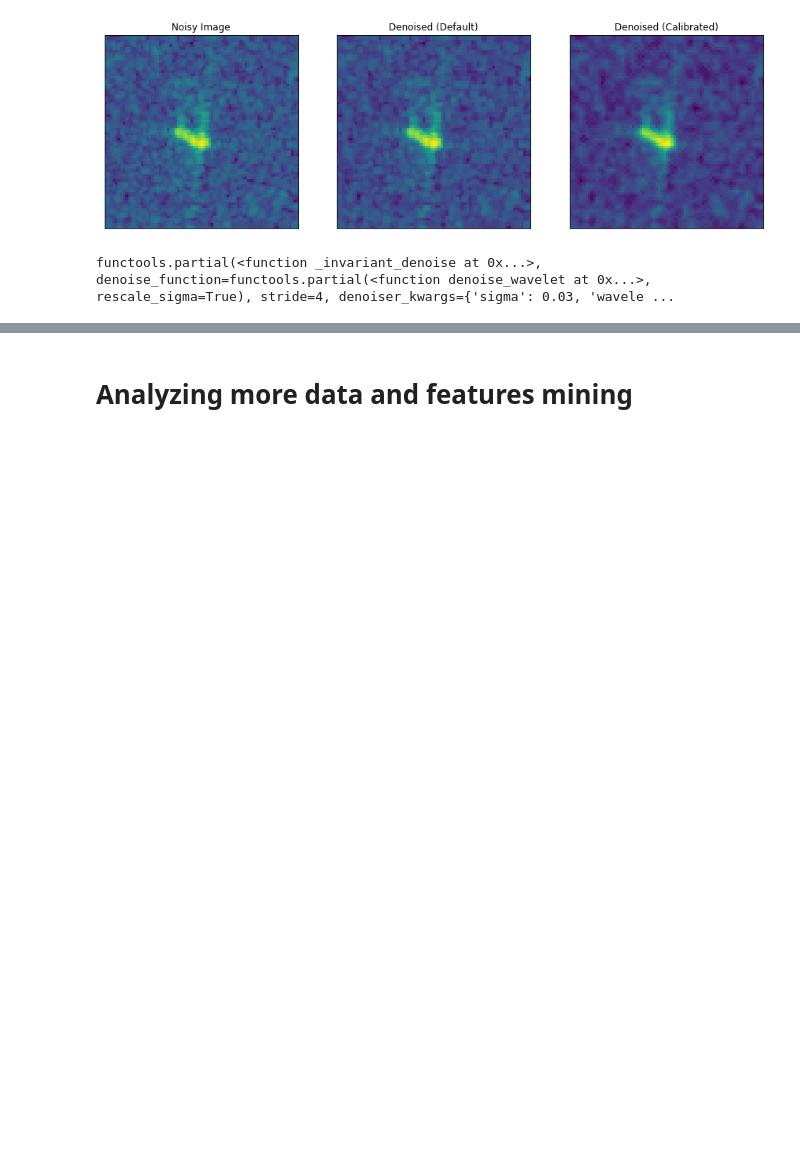
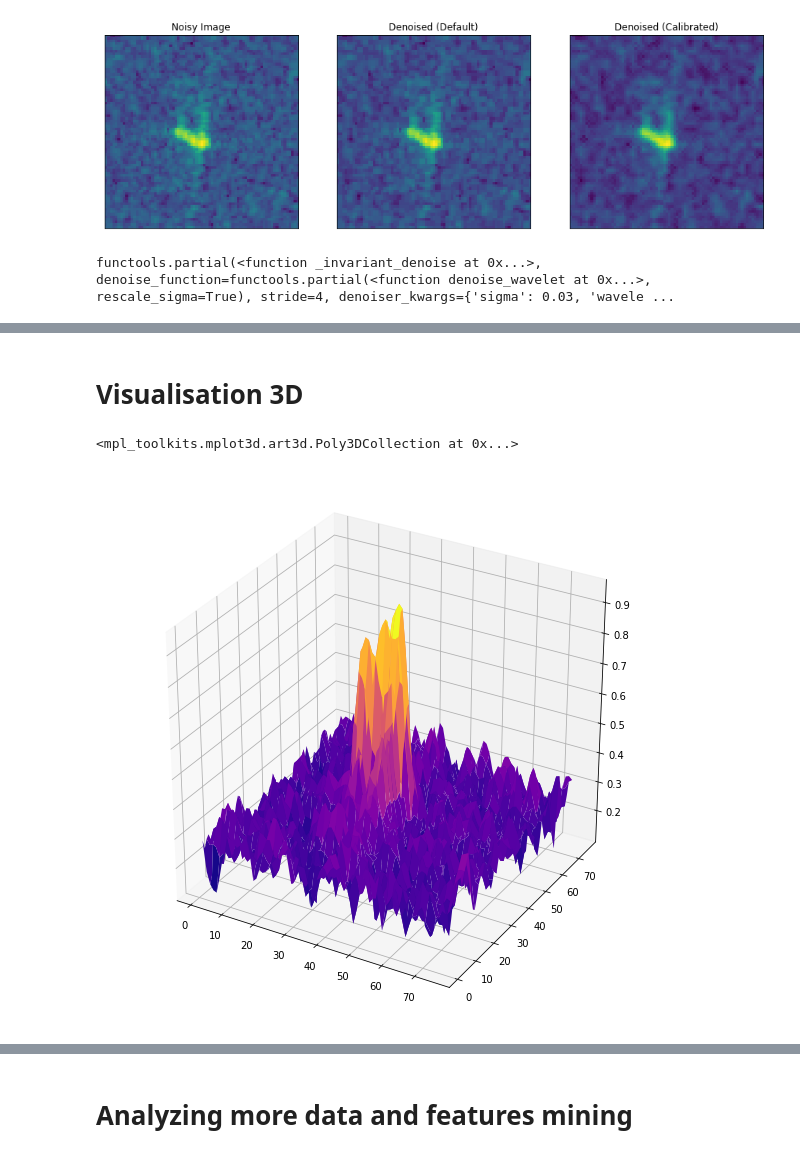
Before and after one commit to tboussaid/projet-i2e, a Jupyter notebook: project.ipynb, the cells around one changed output, grey strips where cells are left out. Saved outputs shown, nothing was run; the diff lists cells and outputs as text; code cells hidden in the pictures; blank space fills up the shorter version.

```diff
--- a/project.ipynb
+++ b/project.ipynb
@@ -244,0 +250,13 @@ functools.partial(<function _invariant_denoise at 0x...>, denoise_function=funct
+# %% [markdown]
+# Visualisation 3D
+# %%
+x = np.linspace(1,75,75)
+y = np.linspace(1,75,75)
+x, y = np.meshgrid(x,y)
+fig = plt.figure(figsize=(10,10))
+ax = plt.axes(projection='3d')
+
+ax.plot_surface(x, y, calibrated_output , cmap="plasma")
+# %% [output]
+<mpl_toolkits.mplot3d.art3d.Poly3DCollection at 0x...>
+[figure, added]
```
Also changed, not shown: parts of 10 cells of this notebook.
